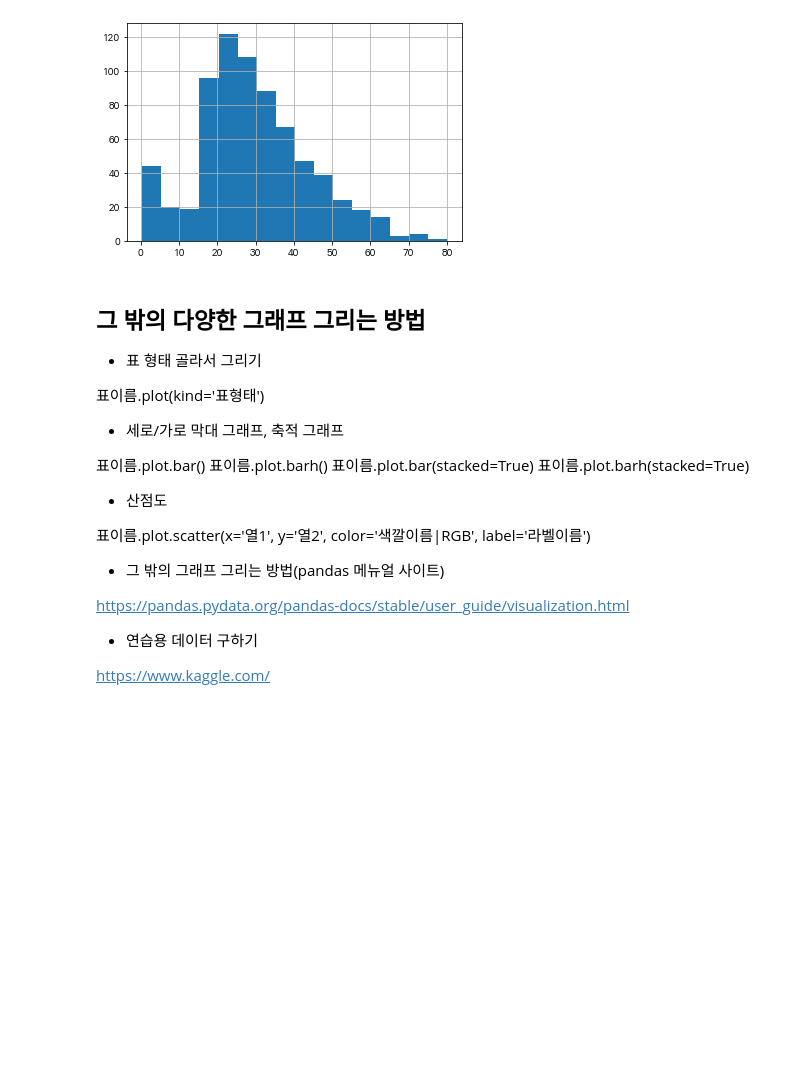
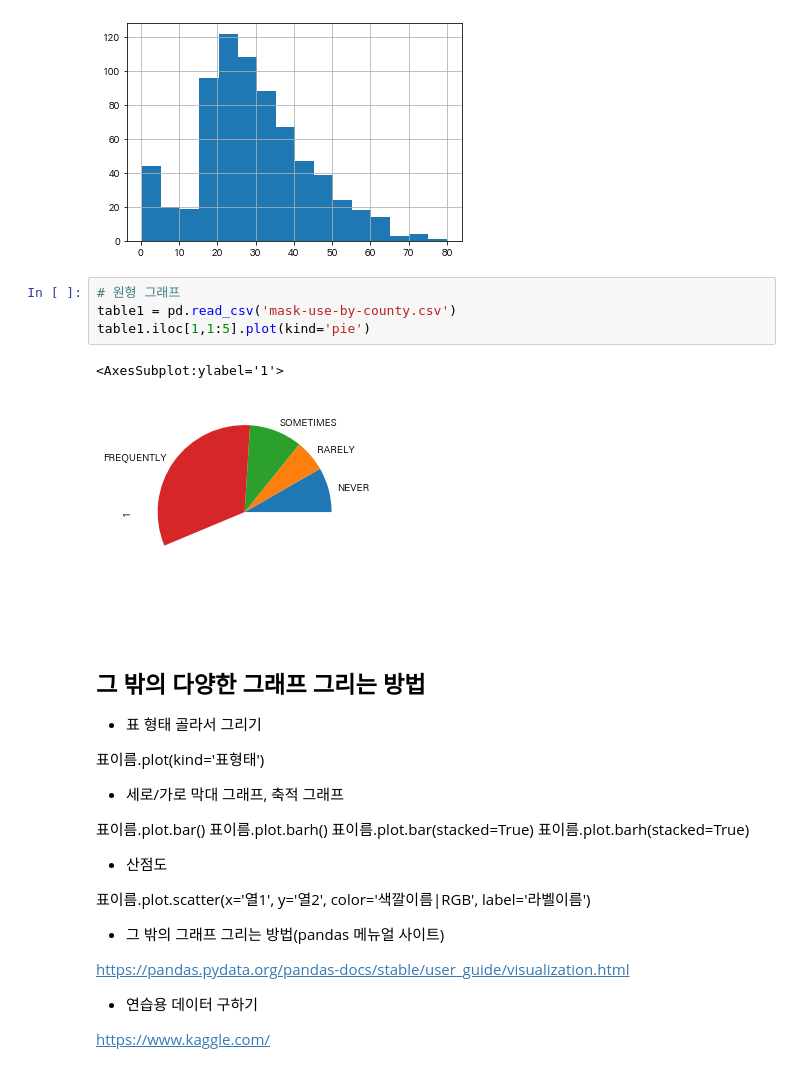
Before and after one commit to cherub8128/Lecture, a Jupyter notebook: Data_Science.ipynb, the cells around one changed output. Saved outputs shown, nothing was run; the diff lists cells and outputs as text; blank space fills up the shorter version.

```diff
--- a/Data_Science.ipynb
+++ b/Data_Science.ipynb
@@ -123,6 +123,13 @@ df['Age'].hist(bins=16) #히스토그램, bins는 막대 갯수.
 # %% [output]
 <AxesSubplot:>
 [figure]
+# %%
+# 원형 그래프
+table1 = pd.read_csv('mask-use-by-county.csv')
+table1.iloc[1,1:5].plot(kind='pie')
+# %% [output]
+<AxesSubplot:ylabel='1'>
+[figure, added]
 # %% [markdown]
 ## 그 밖의 다양한 그래프 그리는 방법
 
```
